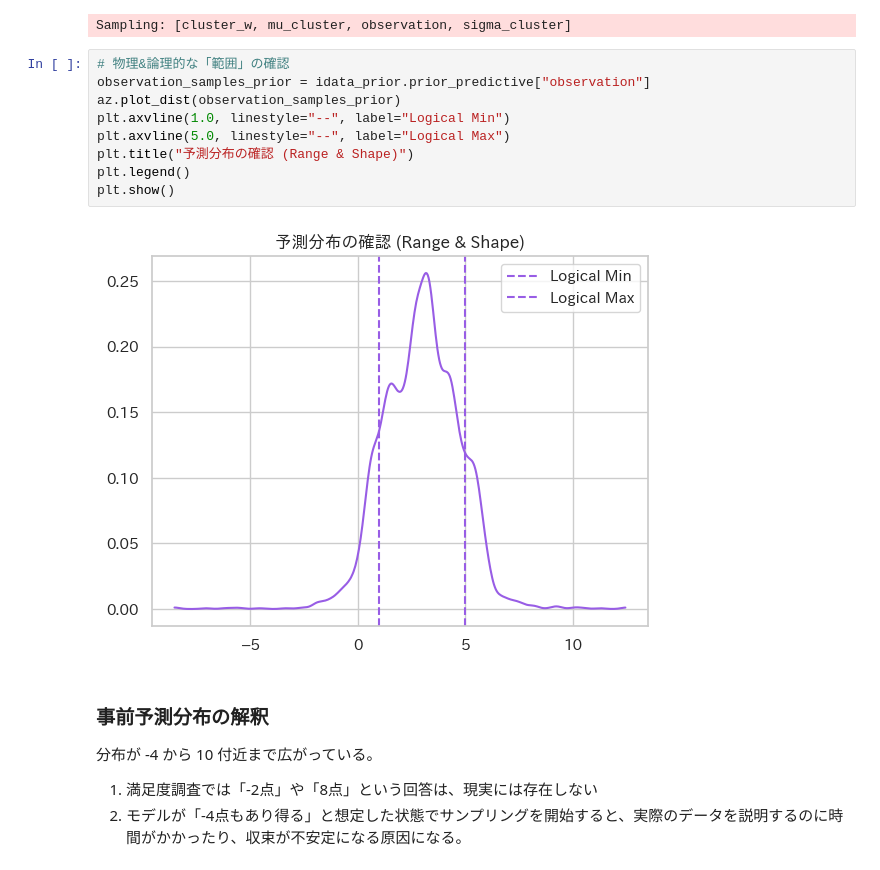
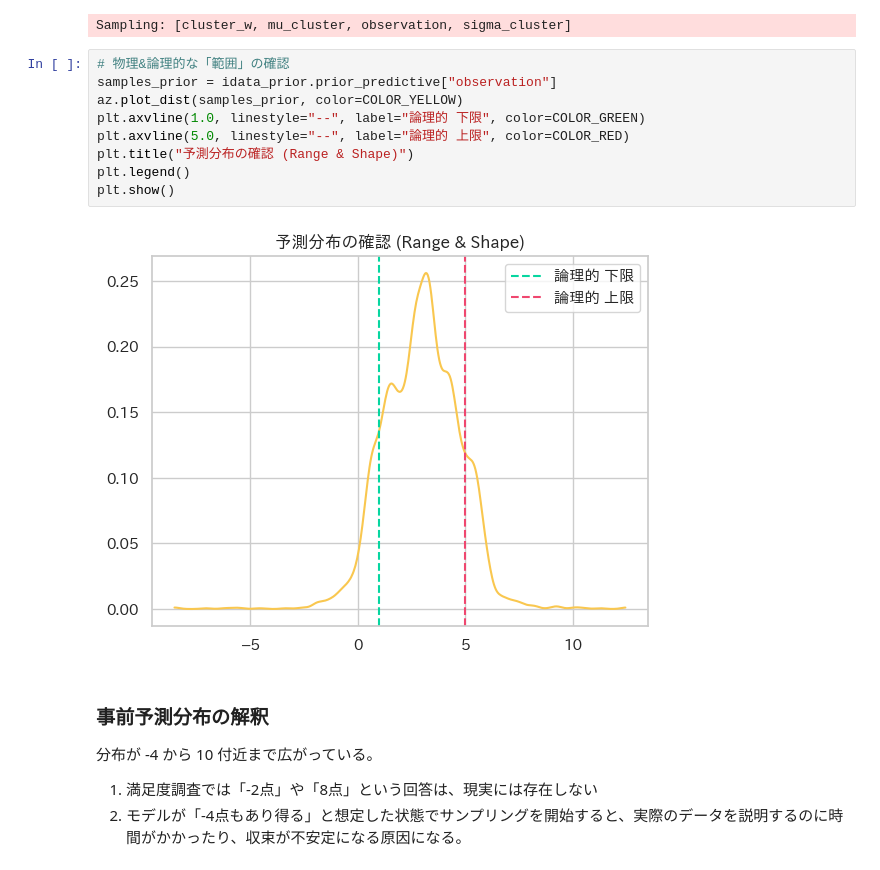
Before and after one commit to petalab-io/bayesian-iroha, a Jupyter notebook: notebooks/04_survey_latent_segmentasion/mixture_model_inference.ipynb, the cells around one changed output. Drawn from its saved outputs; the diff is of its cells as text.

```diff
--- a/notebooks/04_survey_latent_segmentasion/mixture_model_inference.ipynb
+++ b/notebooks/04_survey_latent_segmentasion/mixture_model_inference.ipynb
@@ -143,15 +143,15 @@ with model_mixture:
 Sampling: [cluster_w, mu_cluster, observation, sigma_cluster]
 # %%
 # 物理&論理的な「範囲」の確認
-observation_samples_prior = idata_prior.prior_predictive["observation"]
-az.plot_dist(observation_samples_prior)
-plt.axvline(1.0, linestyle="--", label="Logical Min")
-plt.axvline(5.0, linestyle="--", label="Logical Max")
+samples_prior = idata_prior.prior_predictive["observation"]
+az.plot_dist(samples_prior, color=COLOR_YELLOW)
+plt.axvline(1.0, linestyle="--", label="論理的 下限", color=COLOR_GREEN)
+plt.axvline(5.0, linestyle="--", label="論理的 上限", color=COLOR_RED)
 plt.title("予測分布の確認 (Range & Shape)")
 plt.legend()
 plt.show()
 # %% [output]
-[figure, old version]
+[figure, new version]
 # %% [markdown]
 ### 事前予測分布の解釈
 分布が -4 から 10 付近まで広がっている。
```
Also changed, not shown: parts of 18 cells of this notebook.
